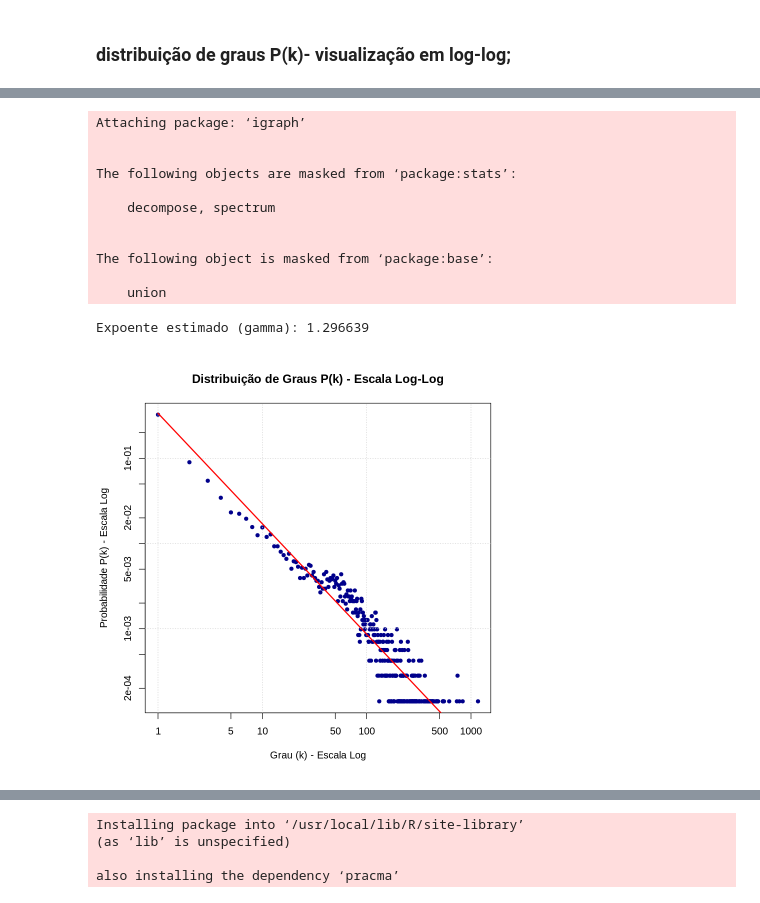
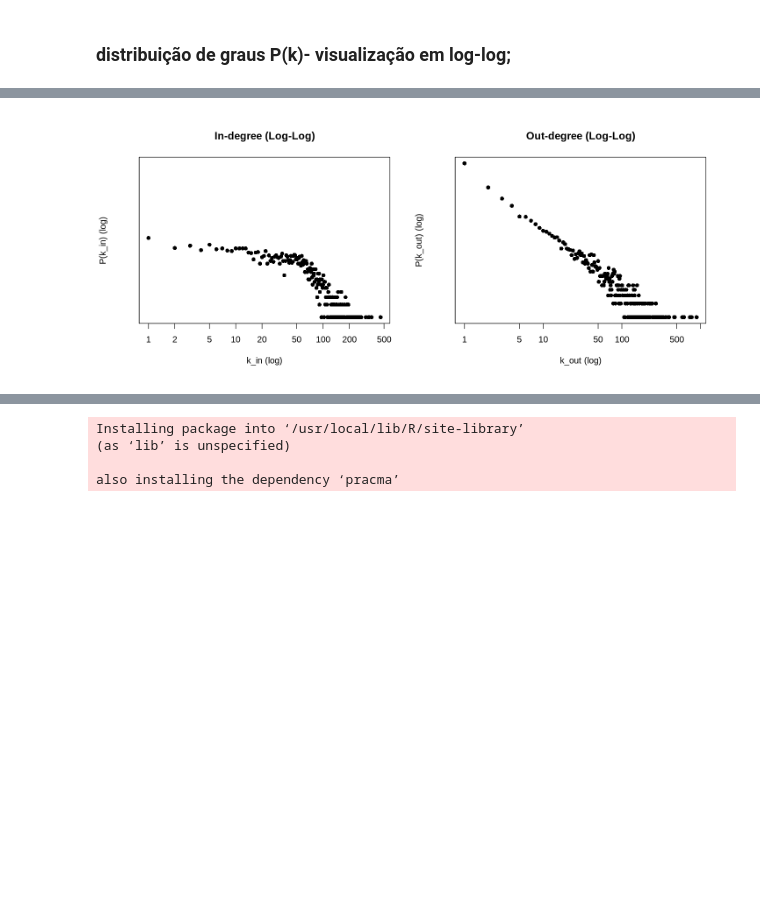
Before and after one commit to marinasantiago1718/WikipediaGraph, a Jupyter notebook: wikiVote.ipynb, the cells around one changed output, grey strips where cells are left out. Drawn from its saved outputs; the diff is of its cells as text; code cells hidden in the pictures; blank space fills up the shorter version.

```diff
--- a/wikiVote.ipynb
+++ b/wikiVote.ipynb
@@ -298,60 +284,19 @@ grid(lty = "dotted", col = "lightgray")
-# %%
-library(igraph)
-
-dados <- read.table("Wiki-Vote-Clean.txt", header = FALSE, skip = 2)
-g <- graph_from_data_frame(dados, directed = TRUE)
-
-p_k <- degree_distribution(g, mode = "all")
-graus <- 0:(length(p_k) - 1)
-
-nonzero <- p_k > 0
-p_k <- p_k[nonzero]
-graus <- graus[nonzero]
-
-plot(graus, p_k,
-     log = "xy",
-     pch = 19,
-     col = "darkblue",
-     cex = 0.8,
-     main = "Distribuição de Graus P(k) - Escala Log-Log",
-     xlab = "Grau (k) - Escala Log",
-     ylab = "Probabilidade P(k) - Escala Log")
-
-grid(lty = "dotted", col = "lightgray")
-
-# ----------------------------
-# Ajuste Power Law (reta)
-# ----------------------------
-
-# Regressão linear no log
-modelo <- lm(log(p_k) ~ log(graus))
-
-# Coeficientes
-intercepto <- coef(modelo)[1]
-inclinacao <- coef(modelo)[2]
-
-# Valores ajustados
-p_ajustado <- exp(intercepto) * graus^(inclinacao)
-
-# Adiciona a reta ao gráfico
-lines(graus, p_ajustado, col = "red", lwd = 2)
-
-# Mostrar gamma estimado
-gamma <- -inclinacao
-cat("Expoente estimado (gamma):", gamma, "\n")
-
-# xmin
-# %% [output]
-Attaching package: ‘igraph’
-
-
-The following objects are masked from ‘package:stats’:
-
-    decompose, spectrum
-
-
-The following object is masked from ‘package:base’:
-
-    union
-Expoente estimado (gamma): 1.296639
-[figure, removed]
+# %%
+options(repr.plot.width = 12, repr.plot.height = 5)
+
+par(mfrow = c(1,2))
+
+plot(k_in_vals, P_in,
+     log = "xy",
+     pch = 16,
+     xlab = "k_in (log)",
+     ylab = "P(k_in) (log)",
+     main = "In-degree (Log-Log)")
+
+plot(k_out_vals, P_out,
+     log = "xy",
+     pch = 16,
+     xlab = "k_out (log)",
+     ylab = "P(k_out) (log)",
+     main = "Out-degree (Log-Log)")
+# %% [output]
@@ -357,0 +307 @@ Expoente estimado (gamma): 1.296639
+[figure, added]
```
Also changed, not shown: parts of 10 cells of this notebook.
